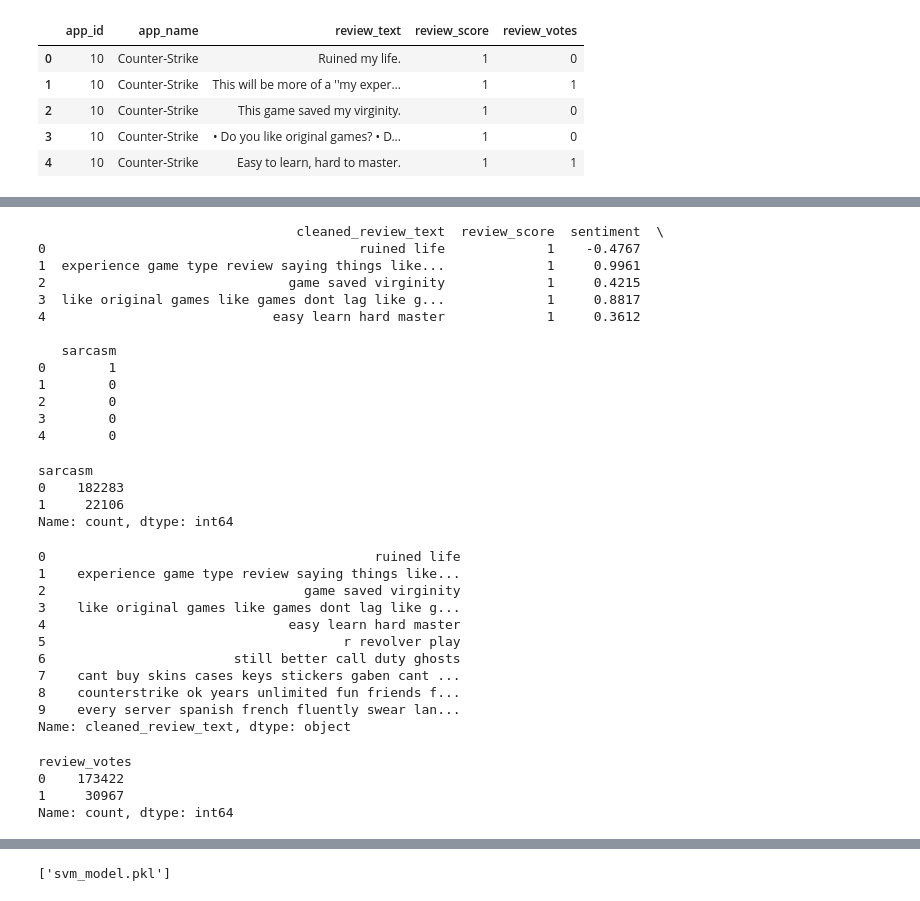
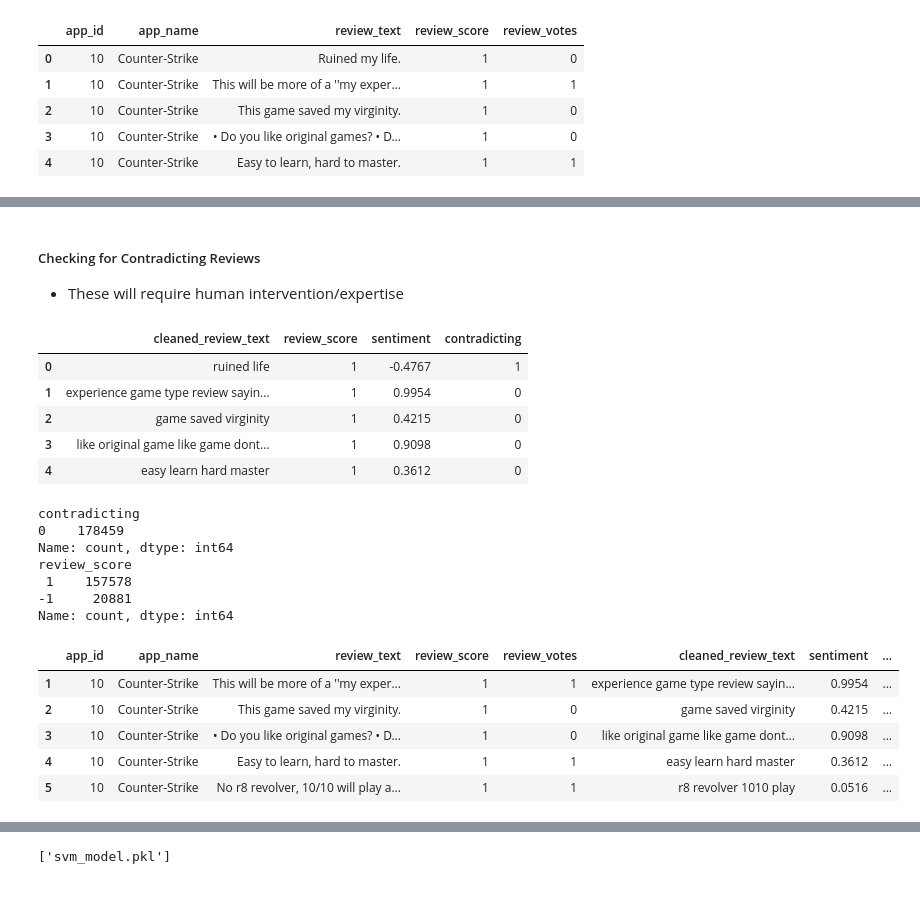
Before and after one commit to tshaun/steam_text_mining, a Jupyter notebook: personal_prj_steam.ipynb, the cells around one changed output, grey strips where cells are left out. Saved outputs shown, nothing was run; the diff lists cells and outputs as text; code cells hidden in the pictures.

```diff
--- a/personal_prj_steam.ipynb
+++ b/personal_prj_steam.ipynb
@@ -150,6 +257,9 @@ print(df[['app_name', 'review_text', 'sentiment']].head())
+# %% [markdown]
+##### Checking for Contradicting Reviews
+- These will require human intervention/expertise
 # %%
-# Define a function to detect sarcasm
-def detect_sarcasm(row):
+# Define a function to detect contradicting reviews
+def detect_contradicting_reviews(row):
     # Check for rating-text mismatch
     if row['review_score'] == 1 and row['sentiment'] < 0:
         return 1
@@ -157,20 +267,13 @@ def detect_sarcasm(row):
         return 0
 
 # Apply the function to the DataFrame
-df['sarcasm'] = df.apply(detect_sarcasm, axis=1)
+df['contradicting'] = df.apply(detect_contradicting_reviews, axis=1)
 
-print(df[['cleaned_review_text', 'review_score', 'sentiment', 'sarcasm']].head())
+df[['cleaned_review_text', 'review_score', 'sentiment', 'contradicting']].head()
 # %% [output]
-                                 cleaned_review_text  review_score  sentiment  \
-0                                        ruined life             1    -0.4767
-1  experience game type review saying things like...             1     0.9961
-2                               game saved virginity             1     0.4215
-3  like original games like games dont lag like g...             1     0.8817
-4                             easy learn hard master             1     0.3612
-
-   sarcasm
-0        1
-1        0
-2        0
-3        0
-4        0
+|  | cleaned_review_text | review_score | sentiment | contradicting |
+| 0 | ruined life | 1 | -0.4767 | 1 |
+| 1 | experience game type review sayin... | 1 | 0.9954 | 0 |
+| 2 | game saved virginity | 1 | 0.4215 | 0 |
+| 3 | like original game like game dont... | 1 | 0.9098 | 0 |
+| 4 | easy learn hard master | 1 | 0.3612 | 0 |
@@ -177,28 +288,21 @@ print(df[['cleaned_review_text', 'review_score', 'sentiment', 'sarcasm']].head()
 # %%
-print(df['sarcasm'].value_counts())
+print(df['contradicting'].value_counts())
+
+print(df['review_score'].value_counts())
 # %% [output]
-sarcasm
-0    182283
-1     22106
+contradicting
+0    178459
 Name: count, dtype: int64
+review_score
+ 1    157578
+-1     20881
+Name: count, dtype: int64
-# %%
-print(df['cleaned_review_text'].head(10))
-# %% [output]
-0                                          ruined life
-1    experience game type review saying things like...
-2                                 game saved virginity
-3    like original games like games dont lag like g...
-4                               easy learn hard master
-5                                      r revolver play
-6                        still better call duty ghosts
-7    cant buy skins cases keys stickers gaben cant ...
-8    counterstrike ok years unlimited fun friends f...
-9    every server spanish french fluently swear lan...
-Name: cleaned_review_text, dtype: object
-# %%
-print(df['review_votes'].value_counts())
-# %% [output]
-review_votes
-0    173422
-1     30967
-Name: count, dtype: int64
+# %%
+df.head()
+# %% [output]
+|  | app_id | app_name | review_text | review_score | review_votes | cleaned_review_text | sentiment | ... |
+| 1 | 10 | Counter-Strike | This will be more of a ''my exper... | 1 | 1 | experience game type review sayin... | 0.9954 | ... |
+| 2 | 10 | Counter-Strike | This game saved my virginity. | 1 | 0 | game saved virginity | 0.4215 | ... |
+| 3 | 10 | Counter-Strike | • Do you like original games? • D... | 1 | 0 | like original game like game dont... | 0.9098 | ... |
+| 4 | 10 | Counter-Strike | Easy to learn, hard to master. | 1 | 1 | easy learn hard master | 0.3612 | ... |
+| 5 | 10 | Counter-Strike | No r8 revolver, 10/10 will play a... | 1 | 1 | r8 revolver 1010 play | 0.0516 | ... |
```
Also changed, not shown: parts of 33 cells of this notebook.
